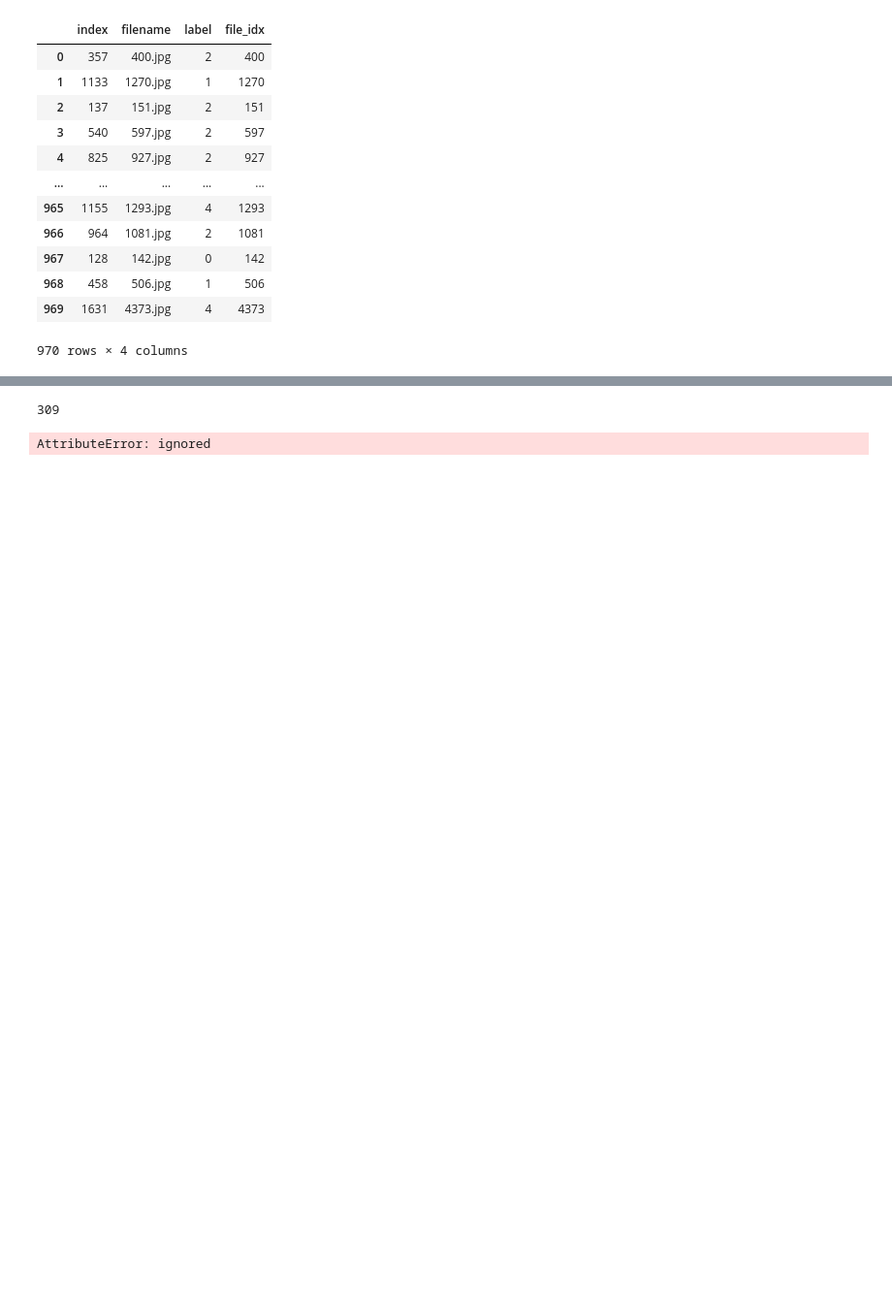
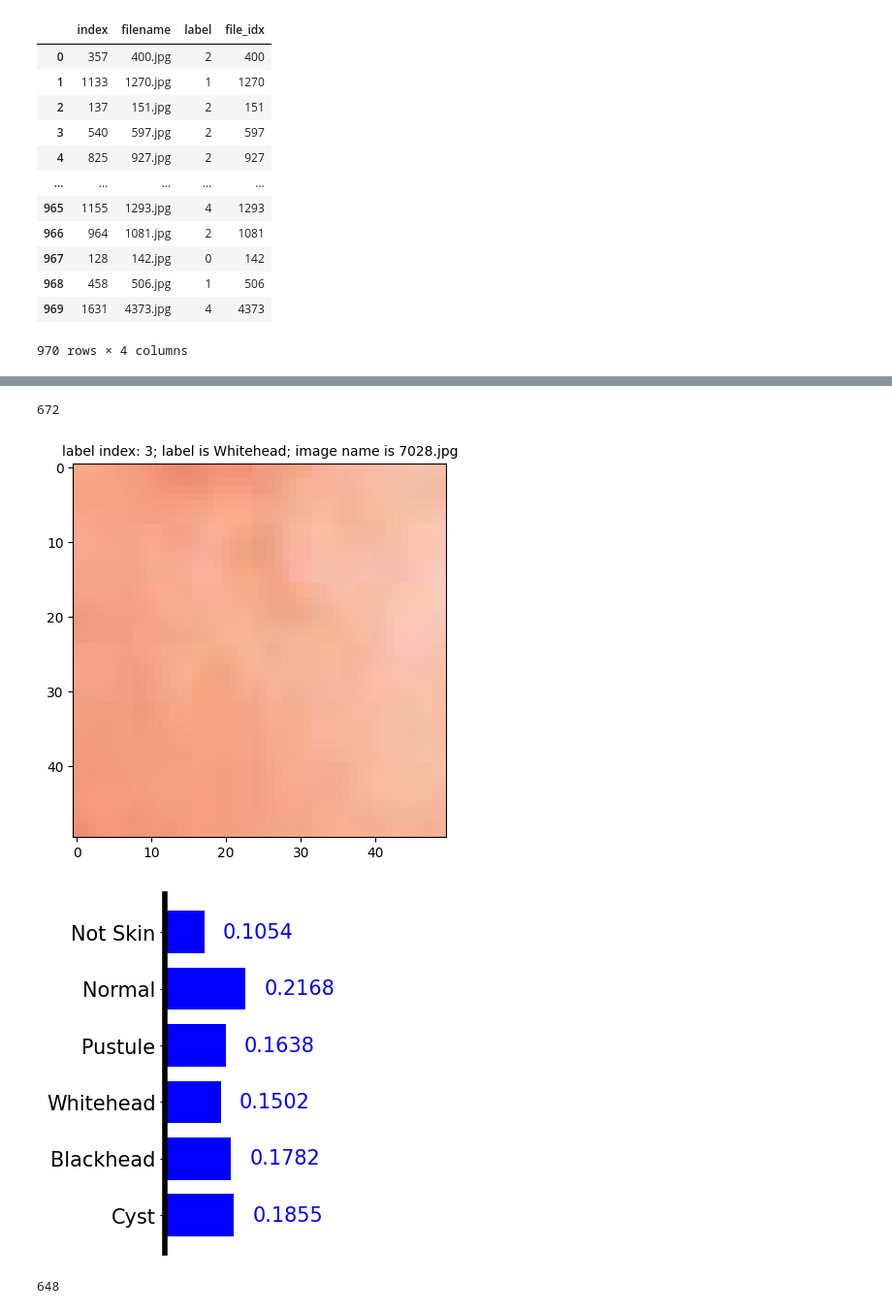
Before and after one commit to simasuiyuan/CS5242, a Jupyter notebook: Project.ipynb, the cells around one changed output, grey strips where cells are left out. Shown: that part at 97% size. Saved outputs shown, nothing was run; the diff lists cells and outputs as text; code cells hidden in the pictures; blank space fills up the shorter version.

```diff
--- a/Project.ipynb
+++ b/Project.ipynb
@@ -796,5 +805,10 @@ def case_VGG3(X_train, y_train, X_test, y_test, device=torch.device('cuda' if to
 # %% [markdown]
 ## 8. Training
 # %%
-MLP_net, log = case_MLP(X_train, y_train, X_test, y_test)
+# select a model to train
+# net_model, log = case_MLP(X_train, y_train, X_test, y_test)
+# net_model, log = case_VGG1(X_train, y_train, X_test, y_test)
+# net_model, log = case_VGG2(X_train, y_train, X_test, y_test)
+net_model, log = case_VGG3(X_train, y_train, X_test, y_test)
+# net_model, log = case_VGG4(X_train, y_train, X_test, y_test)
 # %% [output]
@@ -939,45 +874,46 @@ index_df
 # %%
-Net_model = MLP_net
+from random import randint
+def rand_show_prob(net_model):
+    # choose a picture at random
+    for times in range(2):
+        idx=randint(0, len(X_test))
+        # f_idx = np.random.choice(np.sort(index_df.file_idx)[-50:])
+        # idx = index_df[index_df.file_idx==f_idx].index[0]
 
-from random import randint
-# choose a picture at random
-for times in range(2):
-    idx=randint(0, len(X_test))
-    # f_idx = np.random.choice(np.sort(index_df.file_idx)[-50:])
-    # idx = index_df[index_df.file_idx==f_idx].index[0]
+        # idx=randint(0, len(X))
 
-    # idx=randint(0, len(X))
+        # idx = np.where(y_test_df.index.values == idx)
+        label = ('Not Skin', 'Normal', 'Pustule', 'Whitehead', 'Blackhead', 'Cyst',)
+        print(idx)
+        im=X_test[idx].astype(np.uint8)
 
-    # idx = np.where(y_test_df.index.values == idx)
-    label = ('Not Skin', 'Normal', 'Pustule', 'Whitehead', 'Blackhead', 'Cyst',)
-    print(idx)
-    im=X_test[idx].astype(np.uint8)
+        # data_sourcing = "test" if np.isin(idx,y_test_df.index) else "train"
 
-    # data_sourcing = "test" if np.isin(idx,y_test_df.index) else "train"
+        # X_train, X_test, y_train, y_test
+        # diplay the picture
+        image_label = f"label index: {y_test[idx]}; label is {label[y_test[idx]]}; image name is {y_test_df.reset_index().iloc[idx,1]}"
+        image_utils().plot_image(im,title=image_label, figsize=(5,5))
 
-    # X_train, X_test, y_train, y_test
-    # diplay the picture
-    image_label = f"label index: {y_test[idx]}; label is {label[y_test[idx]]}; image name is {y_test_df.reset_index().iloc[idx,1]}"
-    image_utils().plot_image(im,title=image_label, figsize=(5,5))
+        device = torch.device('cuda' if torch.cuda.is_available() else 'cpu')
+        im=X_test[idx].astype(np.uint8)
+        im = torch.from_numpy(np.array(im).astype(np.float32)).to(device)
+        X_train_ = torch.from_numpy(np.array(X_train).astype(np.float32))
+        X_train_ = X_train_.view(-1, 3, 50, 50)
+        mean= X_train_.mean()
+        std= X_train_.std()
+        # # send to device, rescale, and view as a batch of 1
+        # im = im.to(device)
+        im= (im-mean) / std
+        im=im.view(1,3,50,50)
 
-    device = torch.device('cuda' if torch.cuda.is_available() else 'cpu')
-    im=X_test[idx].astype(np.uint8)
-    im = torch.from_numpy(np.array(im).astype(np.float32)).to(device)
-    X_train_ = torch.from_numpy(np.array(X_train).astype(np.float32))
-    X_train_ = X_train_.view(-1, 3, 50, 50)
-    mean= X_train_.mean()
-    std= X_train_.std()
-    # # send to device, rescale, and view as a batch of 1
-    # im = im.to(device)
-    im= (im-mean) / std
+        # feed it to the net and display the confidence scores
+        scores = net_model(im)
+        probs= torch.softmax(scores, dim=1)
+        image_utils().show_prob_pimples(probs.cpu())
 
-    im=im.view(1,3,50,50)
-
-    # # feed it to the net and display the confidence scores
-
-    scores =  Net_model(im)
-    probs= torch.softmax(scores, dim=1)
-    image_utils().show_prob_pimples(probs.cpu())
+rand_show_prob(net_model)
 # %% [output]
-309
+672
+[figure, added]
+[figure, added]
-AttributeError: ignored
+648
```
Also changed, not shown: parts of 44 cells of this notebook.
